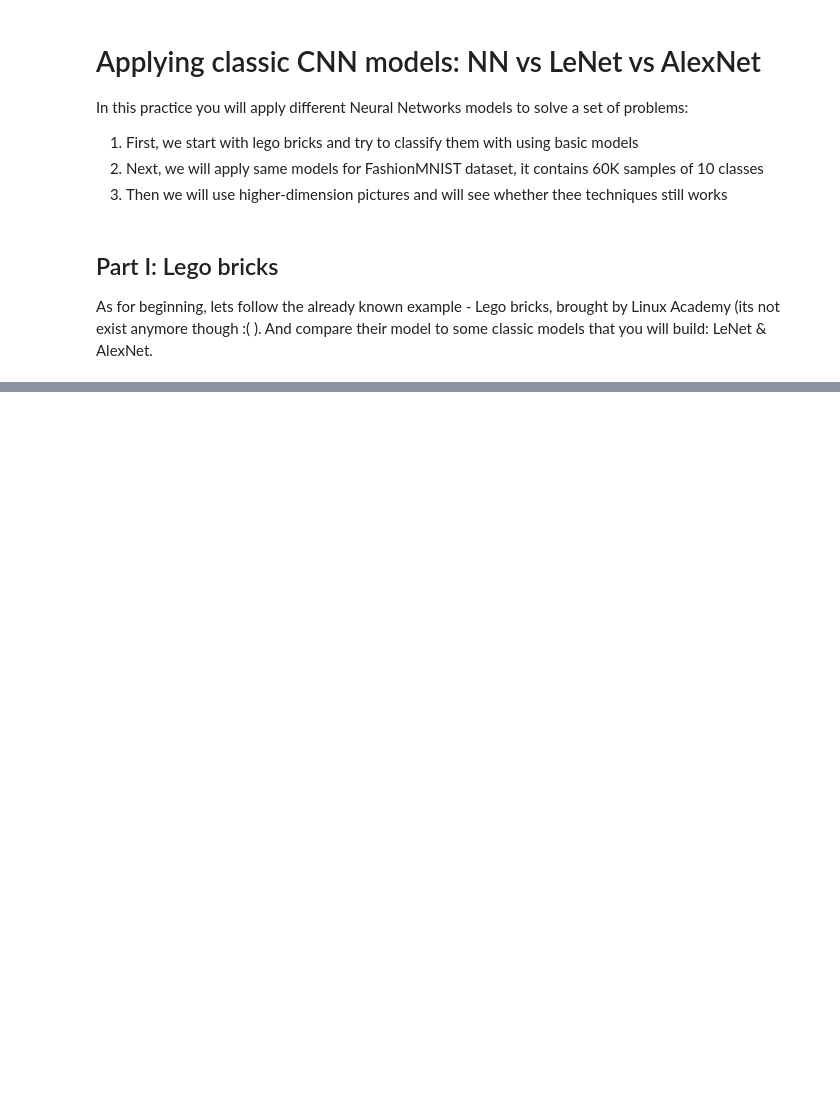
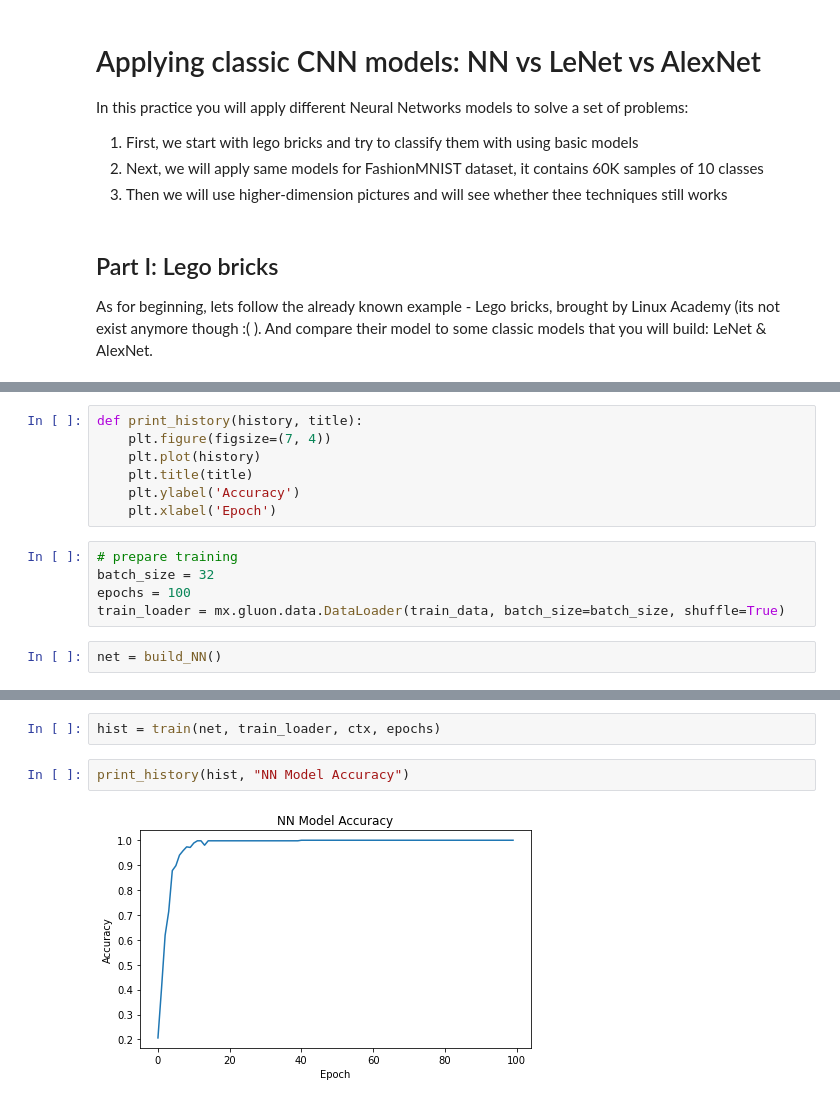
Before and after one commit to spbcoding/ml-aws-course, a Jupyter notebook: lab07-cnn-1.ipynb, the cells around one changed output, grey strips where cells are left out. Drawn from its saved outputs; the diff is of its cells as text; blank space fills up the shorter version.

```diff
--- a/lab07-cnn-1.ipynb
+++ b/lab07-cnn-1.ipynb
@@ -52,0 +128,14 @@ To load dataset though the framework, one can use: [https://mxnet.apache.org/ver
+# %%
+def print_history(history, title):
+    plt.figure(figsize=(7, 4))
+    plt.plot(history)
+    plt.title(title)
+    plt.ylabel('Accuracy')
+    plt.xlabel('Epoch')
+# %%
+# prepare training
+batch_size = 32
+epochs = 100
+train_loader = mx.gluon.data.DataLoader(train_data, batch_size=batch_size, shuffle=True)
+# %%
+net = build_NN()
@@ -52,0 +151,6 @@ To load dataset though the framework, one can use: [https://mxnet.apache.org/ver
+# %%
+hist = train(net, train_loader, ctx, epochs)
+# %%
+print_history(hist, "NN Model Accuracy")
+# %% [output]
+[figure, added]
```
Also changed, not shown: parts of 48 cells of this notebook.
